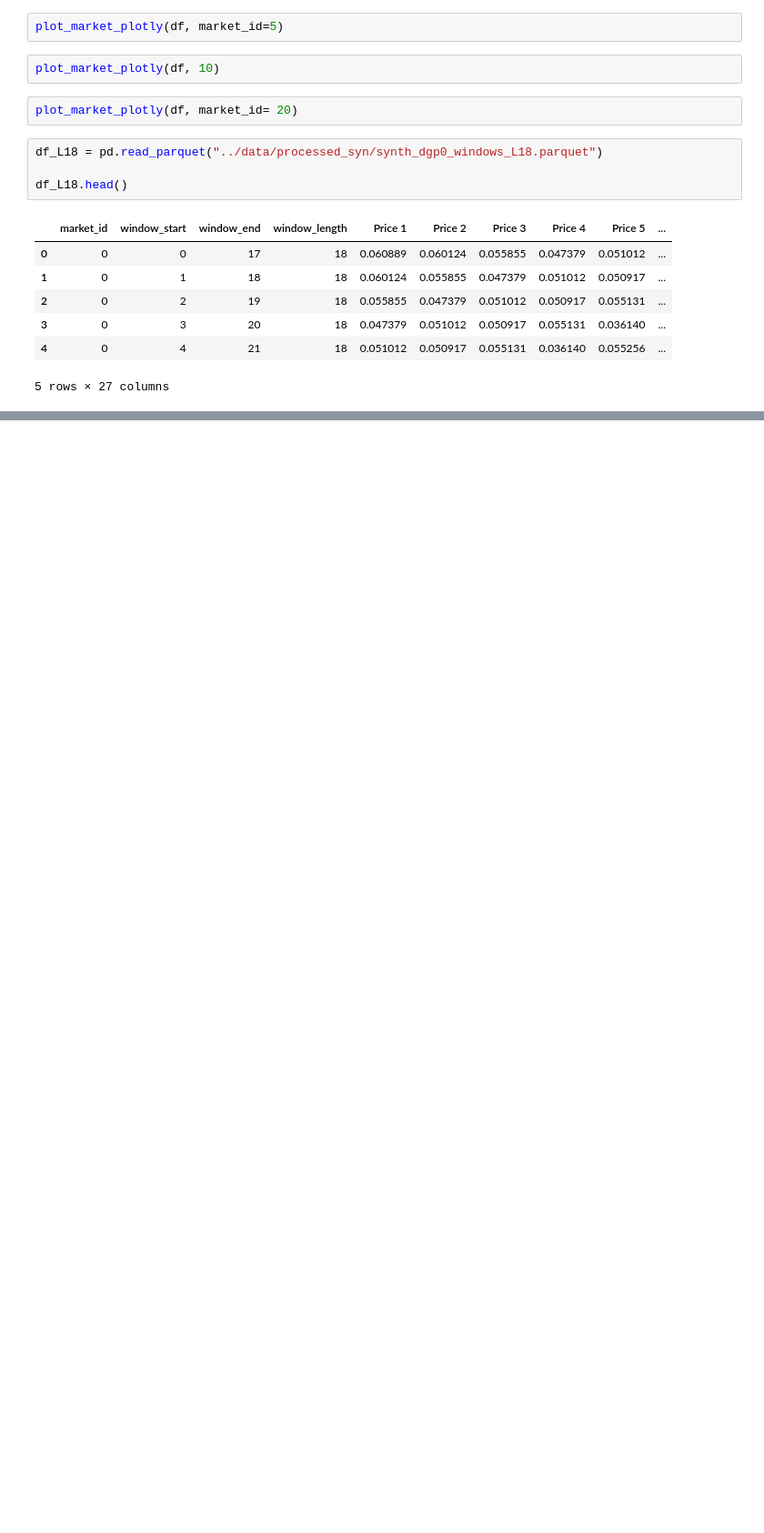
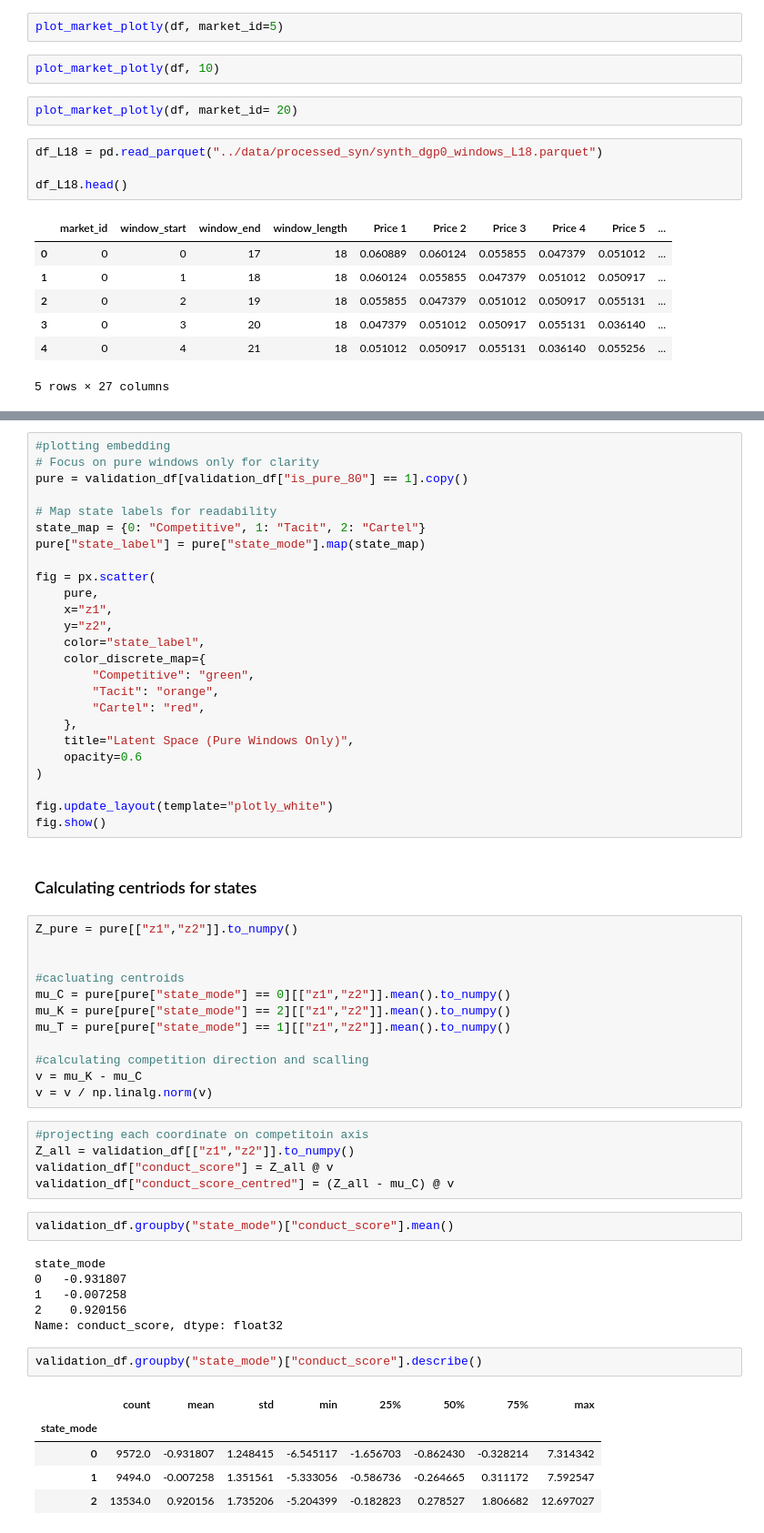
Before and after one commit to daniloldn/detecting-collusion, a Jupyter notebook: notebooks/simulation.ipynb, the cells around one changed output, grey strips where cells are left out. Shown at 91% size. Drawn from its saved outputs; the diff is of its cells as text; blank space fills up the shorter version.

Commit message:
autoencoder training, validation, conduct score

```diff
--- a/notebooks/simulation.ipynb
+++ b/notebooks/simulation.ipynb
@@ -71,0 +144,60 @@ pure.groupby("state_mode")[FEATURES].mean()
+# %%
+#plotting embedding
+# Focus on pure windows only for clarity
+pure = validation_df[validation_df["is_pure_80"] == 1].copy()
+
+# Map state labels for readability
+state_map = {0: "Competitive", 1: "Tacit", 2: "Cartel"}
+pure["state_label"] = pure["state_mode"].map(state_map)
+
+fig = px.scatter(
+    pure,
+    x="z1",
+    y="z2",
+    color="state_label",
+    color_discrete_map={
+        "Competitive": "green",
+        "Tacit": "orange",
+        "Cartel": "red",
+    },
+    title="Latent Space (Pure Windows Only)",
+    opacity=0.6
+)
+
+fig.update_layout(template="plotly_white")
+fig.show()
+# %% [markdown]
+### Calculating centriods for states
+# %%
+Z_pure = pure[["z1","z2"]].to_numpy()
+
+
+#cacluating centroids
+mu_C = pure[pure["state_mode"] == 0][["z1","z2"]].mean().to_numpy()
+mu_K = pure[pure["state_mode"] == 2][["z1","z2"]].mean().to_numpy()
+mu_T = pure[pure["state_mode"] == 1][["z1","z2"]].mean().to_numpy()
+
+#calculating competition direction and scalling
+v = mu_K - mu_C
+v = v / np.linalg.norm(v)
+# %%
+#projecting each coordinate on competitoin axis
+Z_all = validation_df[["z1","z2"]].to_numpy()
+validation_df["conduct_score"] = Z_all @ v
+validation_df["conduct_score_centred"] = (Z_all - mu_C) @ v
+# %%
+validation_df.groupby("state_mode")["conduct_score"].mean()
+# %% [output]
+state_mode
+0   -0.931807
+1   -0.007258
+2    0.920156
+Name: conduct_score, dtype: float32
+# %%
+validation_df.groupby("state_mode")["conduct_score"].describe()
+# %% [output]
+|  | count | mean | std | min | 25% | 50% | 75% | max |
+| state_mode |  |  |  |  |  |  |  |  |
+| 0 | 9572.0 | -0.931807 | 1.248415 | -6.545117 | -1.656703 | -0.862430 | -0.328214 | 7.314342 |
+| 1 | 9494.0 | -0.007258 | 1.351561 | -5.333056 | -0.586736 | -0.264665 | 0.311172 | 7.592547 |
+| 2 | 13534.0 | 0.920156 | 1.735206 | -5.204399 | -0.182823 | 0.278527 | 1.806682 | 12.697027 |
```
Also changed, not shown: parts of 13 cells of this notebook, 1 other file.
